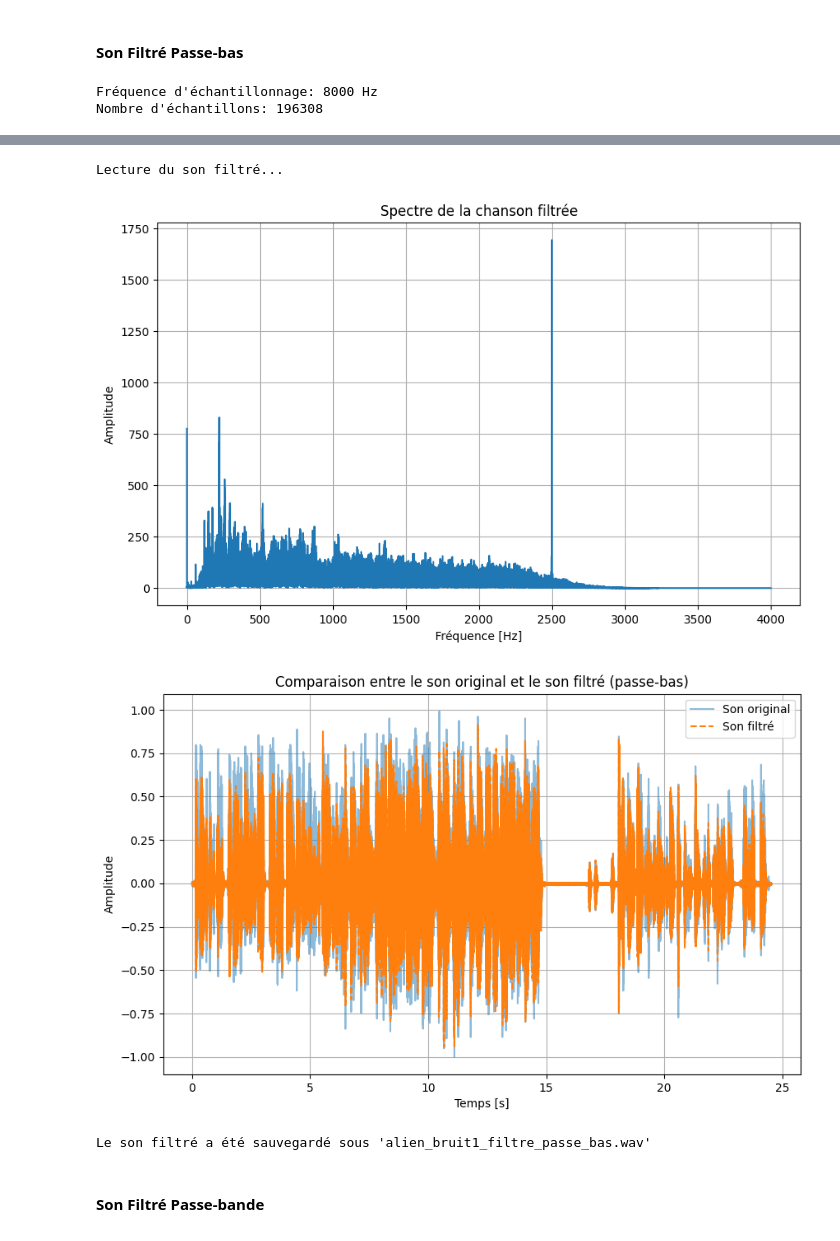
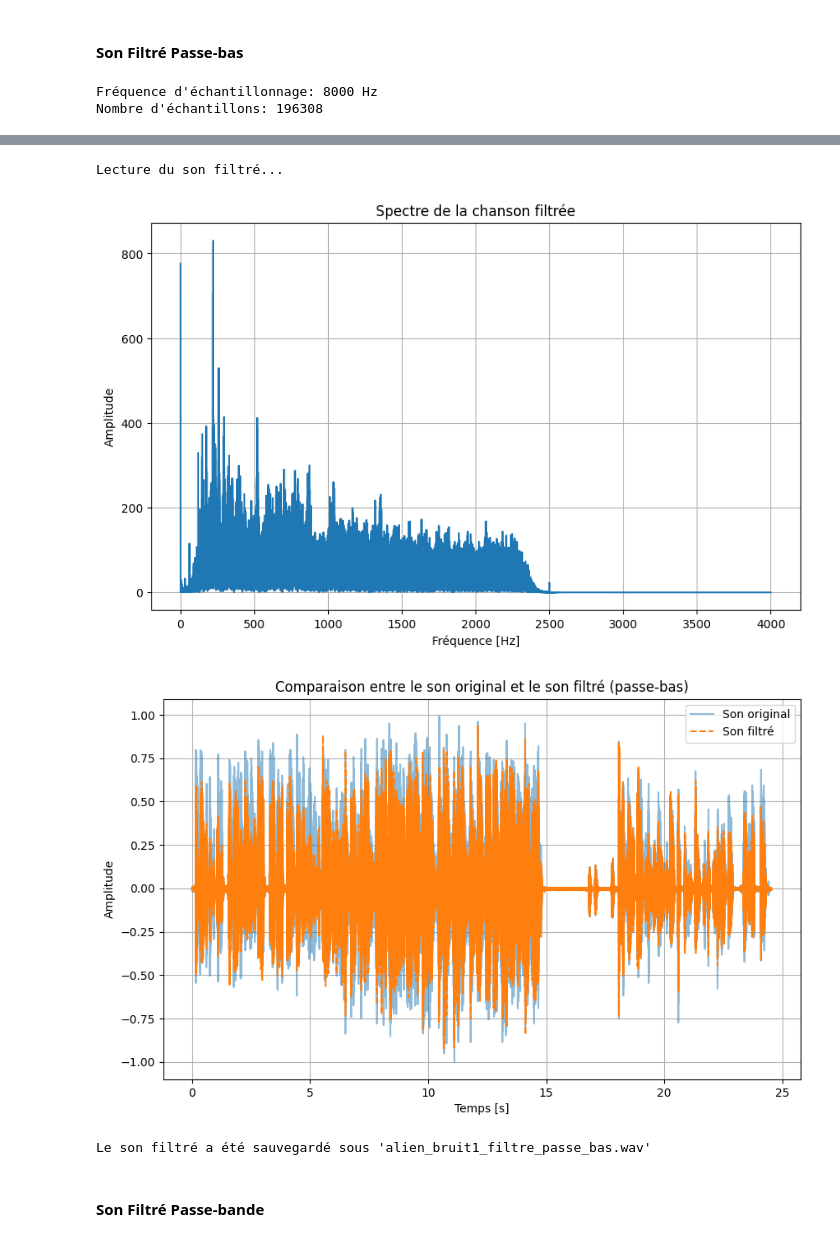
Before and after one commit to Makker5000/Traitement-de-Signaux-Reco-Alarme, a Jupyter notebook: T3032_TP_notebook_seance_Representation fréq de signaux 3.ipynb, the cells around one changed output, grey strips where cells are left out. Cells and saved outputs as stored; diff of their text form; code cells hidden in the pictures.

```diff
--- a/T3032_TP_notebook_seance_Representation fréq de signaux 3.ipynb
+++ b/T3032_TP_notebook_seance_Representation fréq de signaux 3.ipynb
@@ -108,7 +108,7 @@ Lecture terminée
 #### Son Filtré Passe-bas
 # %%
 # Lecture du fichier son Original
-fe, data2 = read('Fichiers-pour-TP/sound/alien_bruit1.wav')
+fe, data2 = read('../Fichiers-pour-TP/sound/alien_bruit1.wav')
 print(f"Fréquence d'échantillonnage: {fe} Hz")
 print(f"Nombre d'échantillons: {len(data2)}")
 
@@ -134,9 +134,9 @@ plt.show()
 
 # 3. Conception du filtre passe-bas pour atténuer le bruit
 # Choisir la fréquence de coupure pour atténuer le bruit détecté
-fc = 2500  # Fréquence de coupure choisie en Hz (à ajuster en fonction du bruit)
+fc = 2350  # Fréquence de coupure choisie en Hz (à ajuster en fonction du bruit)
 wc = fc / (fe / 2)  # Normalisation par rapport à la fréquence de Nyquist (Fe/2)
-b, a = signal.butter(4, wc, btype='low')    # Création du Filtre Passe-bas
+b, a = signal.butter(20, wc, btype='low')    # Création du Filtre Passe-bas
 
 # 4. Application du filtre Passe-bas au signal
 data_filtre1 = signal.filtfilt(b, a, data2)
@@ -153,36 +153,36 @@ frequencies_filtre1 = np.fft.fftfreq(len(TF_filtre1), d=1/fe)
 
 # Affichage du spectre pour visualiser le l'atténuation du bruit
 plt.figure(figsize=(10, 6))
 plt.plot(frequencies_filtre1[:len(frequencies_filtre1)//2], np.abs(TF_filtre1[:len(frequencies_filtre1)//2]))
 plt.title('Spectre de la chanson filtrée')
 plt.xlabel('Fréquence [Hz]')
 plt.ylabel('Amplitude')
 plt.grid(True)
 plt.show()
 
 # 5. Sauvegarder le son filtré
-write('Fichiers-pour-TP/Sons-creer-modifie/alien_bruit1_filtre_passe_bas.wav', fe, (data_filtre1 * 32767).astype(np.int16))
+write('../Fichiers-pour-TP/Sons-creer-modifie/alien_bruit1_filtre_passe_bas.wav', fe, (data_filtre1 * 32767).astype(np.int16))
 
 # Visualisation de la partie nettoyée comparée au son original
 plt.figure(figsize=(10, 6))
 plt.plot(t_original1, data2, label='Son original', alpha=0.5)
 plt.plot(t_filtre1, data_filtre1, label='Son filtré', linestyle='--')
 plt.xlabel('Temps [s]')
 plt.ylabel('Amplitude')
 plt.title('Comparaison entre le son original et le son filtré (passe-bas)')
 plt.legend()
 plt.grid(True)
 plt.show()
 
 # Reconstitution du son entier en sauvegardant la version filtrée
 print("Le son filtré a été sauvegardé sous 'alien_bruit1_filtre_passe_bas.wav'")
 # %% [output]
 Fréquence d'échantillonnage: 8000 Hz
 Nombre d'échantillons: 196308
 [figure]
 Lecture du son filtré...
-[figure, old version]
+[figure, new version]
-[figure, old version]
+[figure, new version]
 Le son filtré a été sauvegardé sous 'alien_bruit1_filtre_passe_bas.wav'
 # %% [markdown]
 #### Son Filtré Passe-bande
```
Also changed, not shown: parts of 4 cells of this notebook.
